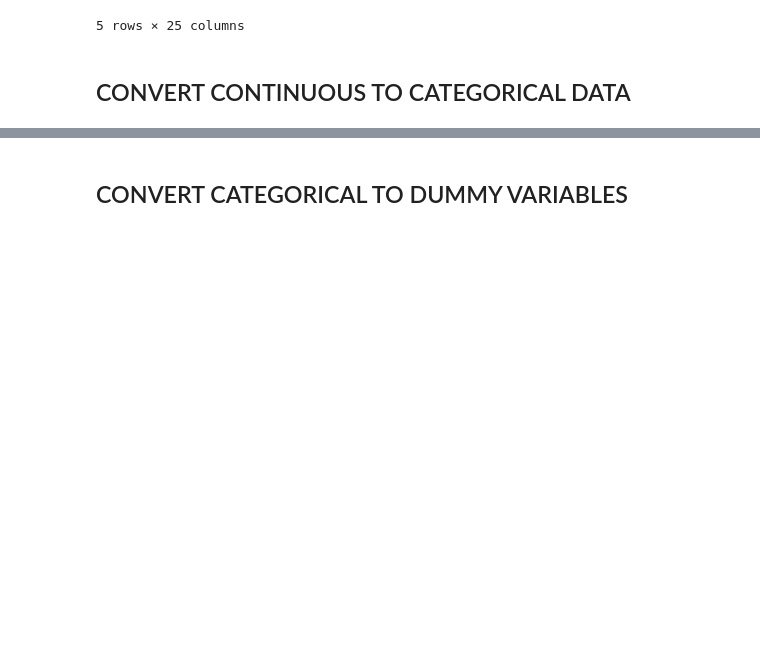
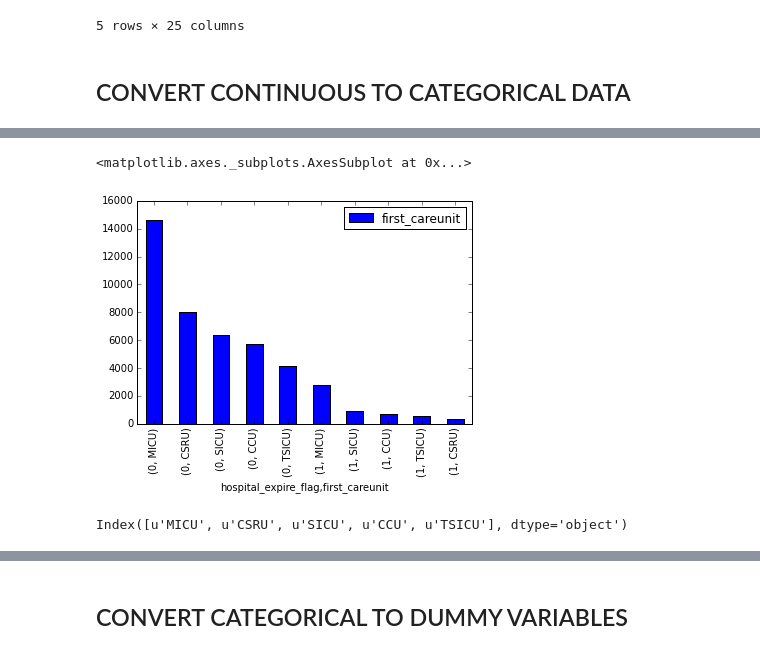
Before and after one commit to RJBeetel3/mimic3_analysis, a Jupyter notebook: PATIENT_DEMOGRAPHICS_FIRST24.ipynb, the cells around one changed output, grey strips where cells are left out. Saved outputs shown, nothing was run; the diff lists cells and outputs as text; code cells hidden in the pictures; blank space fills up the shorter version.

```diff
--- a/PATIENT_DEMOGRAPHICS_FIRST24.ipynb
+++ b/PATIENT_DEMOGRAPHICS_FIRST24.ipynb
@@ -280,3 +302,10 @@ cols.insert(0, cols.pop(cols.index('hospital_expire_flag')))
 ptnt_demog2 = ptnt_demog2[cols]
 # %% [markdown]
 ## CONVERT CONTINUOUS TO CATEGORICAL DATA
+# %%
+# NEED TO DO SOME OVERVIEW OF DATA INCLUDING DISTRIBUTIONS, SUMMARY STATISTICS ETC
+# SINCE WE HAVE SO MUCH DATA, WE ARE JUMPING AHEAD..... IN TIME!!
+# AND SELECTING FEATURES THAT WERE USED IN THE FINAL CLASSIFICATION
+
+demog_select_features_df = ptnt_demog2[['hospital_expire_flag', 'icu_stay', 'age', 'first_careunit', 'admission_type']]
+demog_select_features_df.head()
@@ -282,0 +341,10 @@ ptnt_demog2 = ptnt_demog2[cols]
+# %%
+pd.DataFrame(demog_select_features_df.groupby('hospital_expire_flag').first_careunit.value_counts()).plot.bar(stacked = True)
+# %% [output]
+<matplotlib.axes._subplots.AxesSubplot at 0x...>
+[figure, added]
+# %%
+icu_admits_df = pd.DataFrame(demog_select_features_df['first_careunit'].value_counts()/demog_select_features_df.shape[0])
+icu_admits_df.index
+# %% [output]
+Index([u'MICU', u'CSRU', u'SICU', u'CCU', u'TSICU'], dtype='object')
```
Also changed, not shown: parts of 7 cells of this notebook, 2 other files.
